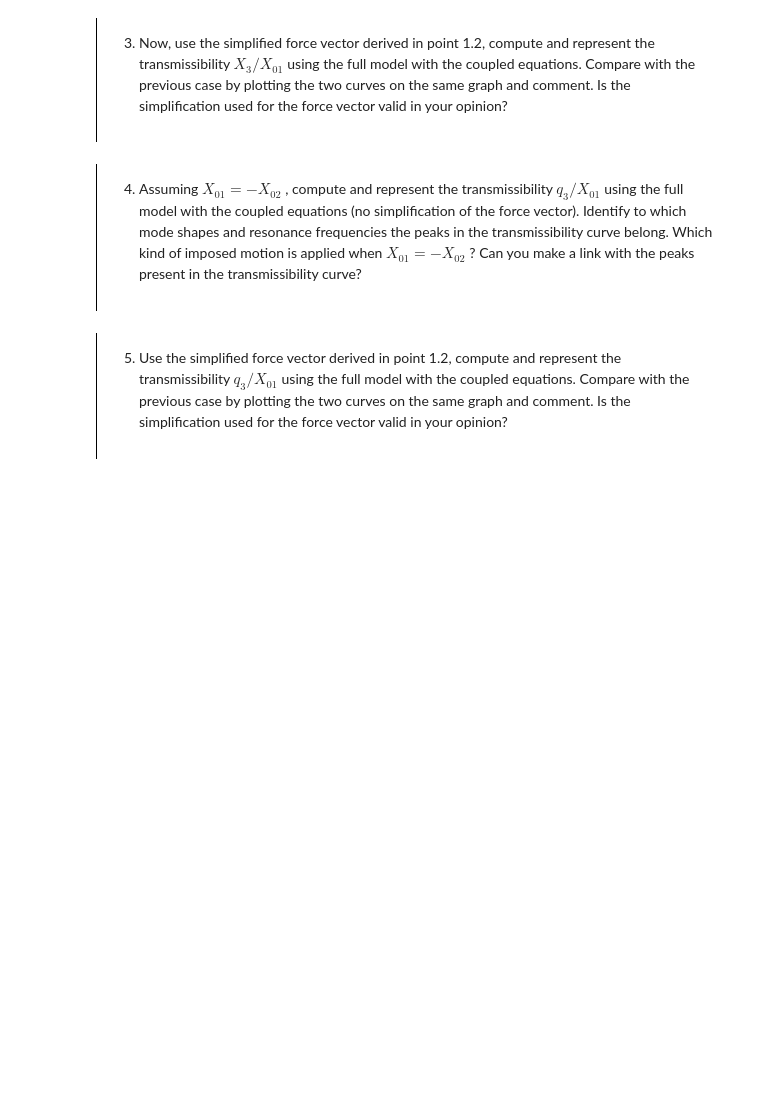
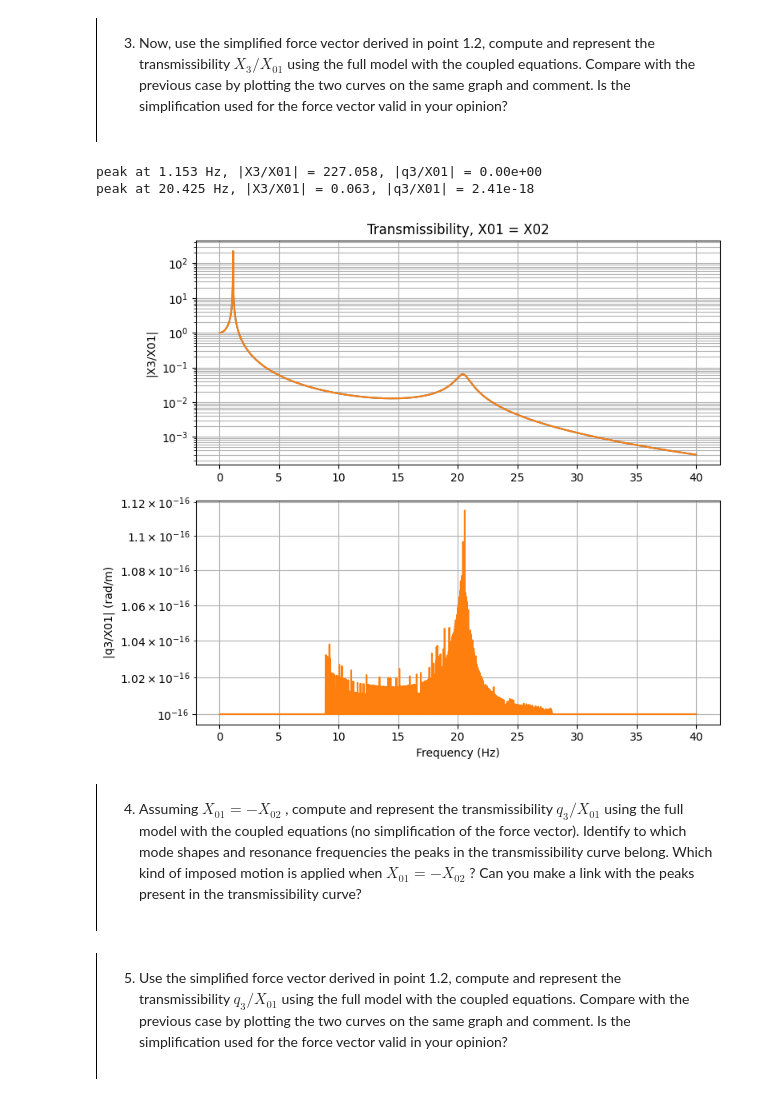
Before and after one commit to EmilienJottrand/MV2627_Exercises, a Jupyter notebook: Project2627/project.ipynb, the cells around one changed output. Drawn from its saved outputs; the diff is of its cells as text; code cells hidden in the pictures; blank space fills up the shorter version.

```diff
--- a/Project2627/project.ipynb
+++ b/Project2627/project.ipynb
@@ -148,0 +146,32 @@ peak at 20.412 Hz, |X3/X01| = 0.055, |q3/X01| = 4.20e-18
+# %%
+f = np.linspace(0.05, 40, 40000)
+T0 = np.zeros(len(f), complex); R0 = np.zeros(len(f), complex)
+C_b0 = np.array([
+        [B0, 0,      -B0,    L/2 * B0],
+        [0,      B0, -B0,   -L/2 * B0],
+        [-B0,   -B0,      2*B0,  0],
+        [L/2 * B0, -L/2 * B0, 0,     L**2/2 * B0]
+    ]) # as the assumption is b=0, C must change
+for i, fi in enumerate(f):
+    w = 2*np.pi*fi
+    F = k * np.array([1, 1, 0, 0])     # X01 = X02 = 1, full force vector
+    q = np.linalg.solve(-w**2*M + 1j*w*C_b0 + K, F)
+    T0[i], R0[i] = q[2], q[3]
+
+A0 = np.abs(T0)
+pk0 = [i for i in range(1,len(f)-1) if A0[i]>A0[i-1] and A0[i]>A0[i+1]]
+for i in pk0: print(f"peak at {f[i]:.3f} Hz, |X3/X01| = {A0[i]:.3f}, |q3/X01| = {abs(R0[i]):.2e}")
+
+fig, ax = plt.subplots(2,1,figsize=(8,7))
+ax[0].semilogy(f, A); ax[0].set_ylabel("|X3/X01|"); ax[0].grid(True, which="both")
+ax[0].set_title("Transmissibility, X01 = X02")
+ax[0].semilogy(f, A0);
+
+ax[1].semilogy(f, np.abs(R)+1e-16); ax[1].set_ylabel("|q3/X01| (rad/m)")
+ax[1].set_xlabel("Frequency (Hz)"); ax[1].grid(True, which="both")
+ax[1].semilogy(f, np.abs(R0)+1e-16);
+plt.tight_layout();
+# %% [output]
+peak at 1.153 Hz, |X3/X01| = 227.058, |q3/X01| = 0.00e+00
+peak at 20.425 Hz, |X3/X01| = 0.063, |q3/X01| = 2.41e-18
+[figure, added]
```
Also changed, not shown: parts of 6 cells of this notebook.
